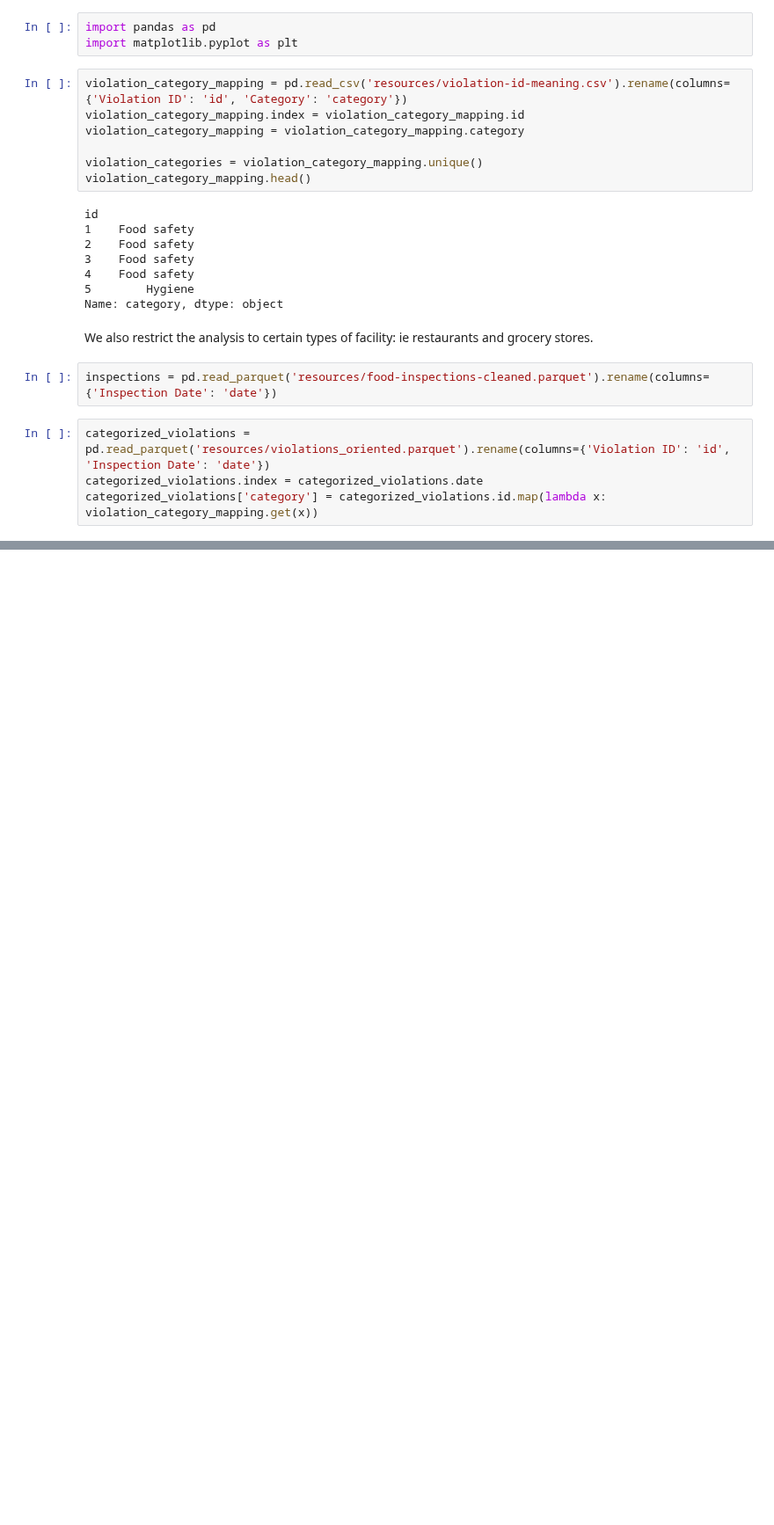
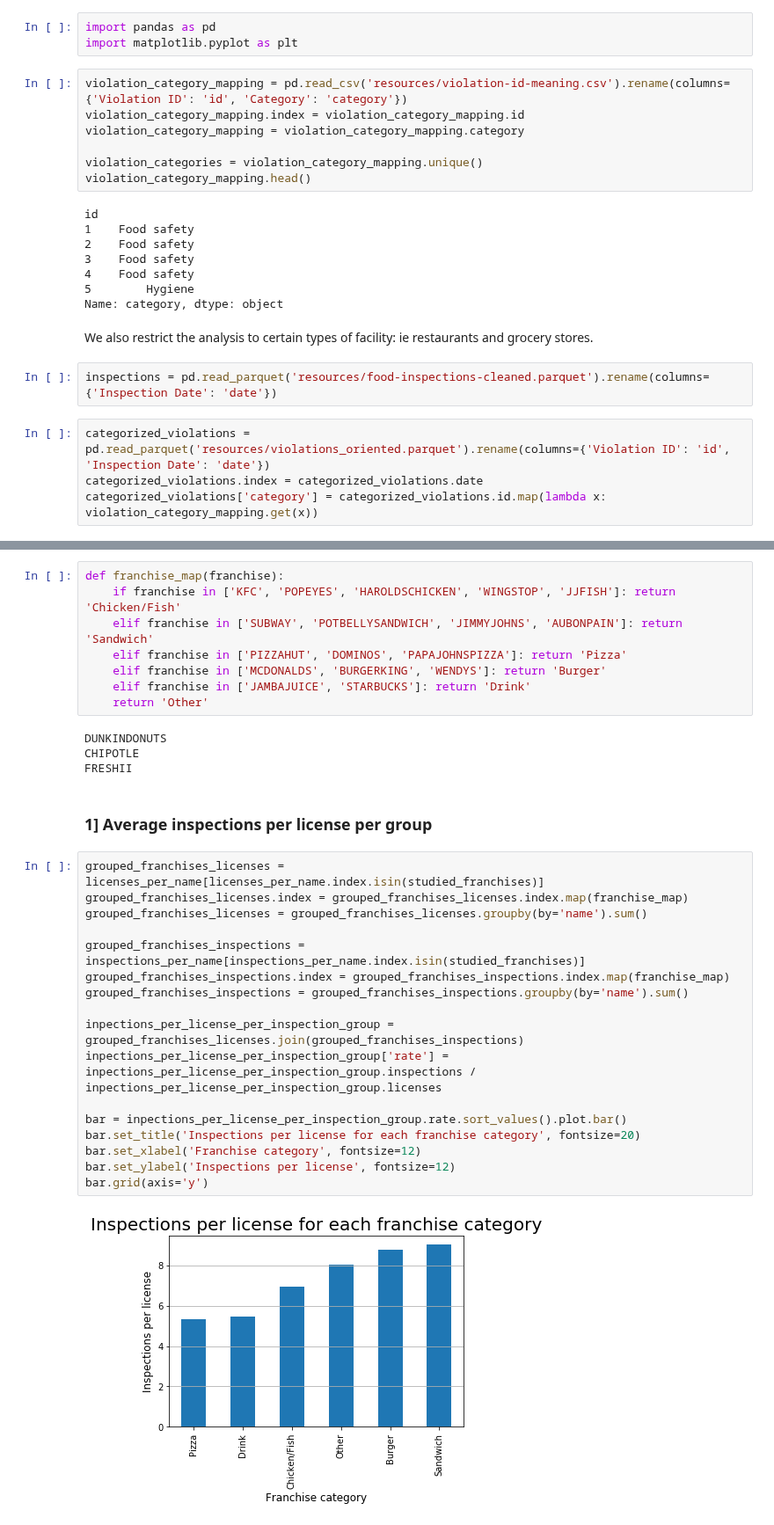
Before and after one commit to VodopaDev/CS401-Chicago-Crime-Analysis, a Jupyter notebook: violations_periodicity.ipynb, the cells around one changed output, grey strips where cells are left out. Shown at 88% size. Saved outputs shown, nothing was run; the diff lists cells and outputs as text; blank space fills up the shorter version.

```diff
--- a/violations_periodicity.ipynb
+++ b/violations_periodicity.ipynb
@@ -114,0 +197,33 @@ They all have the same peak around summer (when restauration is at its peak)
+# %%
+def franchise_map(franchise):
+    if franchise in ['KFC', 'POPEYES', 'HAROLDSCHICKEN', 'WINGSTOP', 'JJFISH']: return 'Chicken/Fish'
+    elif franchise in ['SUBWAY', 'POTBELLYSANDWICH', 'JIMMYJOHNS', 'AUBONPAIN']: return 'Sandwich'
+    elif franchise in ['PIZZAHUT', 'DOMINOS', 'PAPAJOHNSPIZZA']: return 'Pizza'
+    elif franchise in ['MCDONALDS', 'BURGERKING', 'WENDYS']: return 'Burger'
+    elif franchise in ['JAMBAJUICE', 'STARBUCKS']: return 'Drink'
+    return 'Other'
+# %% [output]
+DUNKINDONUTS
+CHIPOTLE
+FRESHII
+# %% [markdown]
+### 1] Average inspections per license per group
+# %%
+grouped_franchises_licenses = licenses_per_name[licenses_per_name.index.isin(studied_franchises)]
+grouped_franchises_licenses.index = grouped_franchises_licenses.index.map(franchise_map)
+grouped_franchises_licenses = grouped_franchises_licenses.groupby(by='name').sum()
+
+grouped_franchises_inspections = inspections_per_name[inspections_per_name.index.isin(studied_franchises)]
+grouped_franchises_inspections.index = grouped_franchises_inspections.index.map(franchise_map)
+grouped_franchises_inspections = grouped_franchises_inspections.groupby(by='name').sum()
+
+inpections_per_license_per_inspection_group = grouped_franchises_licenses.join(grouped_franchises_inspections)
+inpections_per_license_per_inspection_group['rate'] = inpections_per_license_per_inspection_group.inspections / inpections_per_license_per_inspection_group.licenses
+
+bar = inpections_per_license_per_inspection_group.rate.sort_values().plot.bar()
+bar.set_title('Inspections per license for each franchise category', fontsize=20)
+bar.set_xlabel('Franchise category', fontsize=12)
+bar.set_ylabel('Inspections per license', fontsize=12)
+bar.grid(axis='y')
+# %% [output]
+[figure, added]
```
Also changed, not shown: parts of 26 cells of this notebook.
